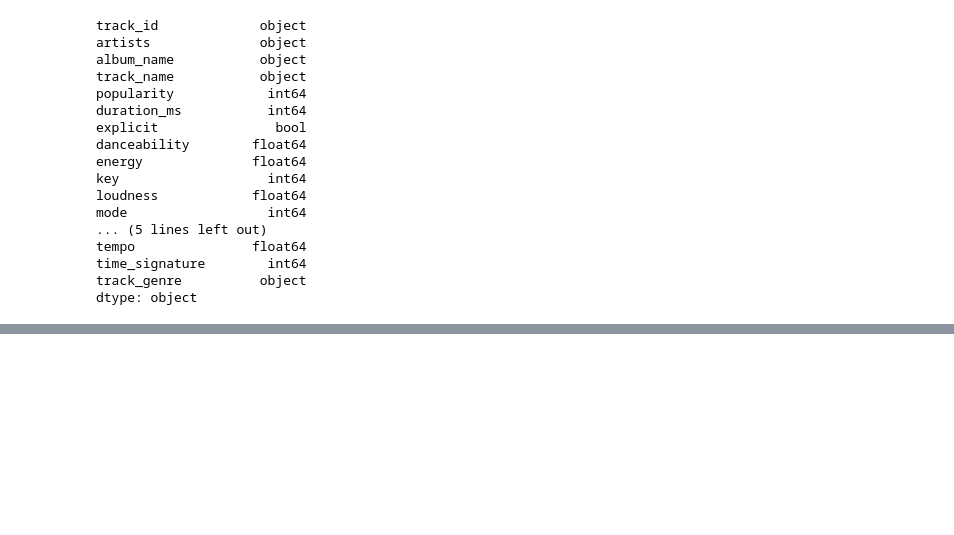
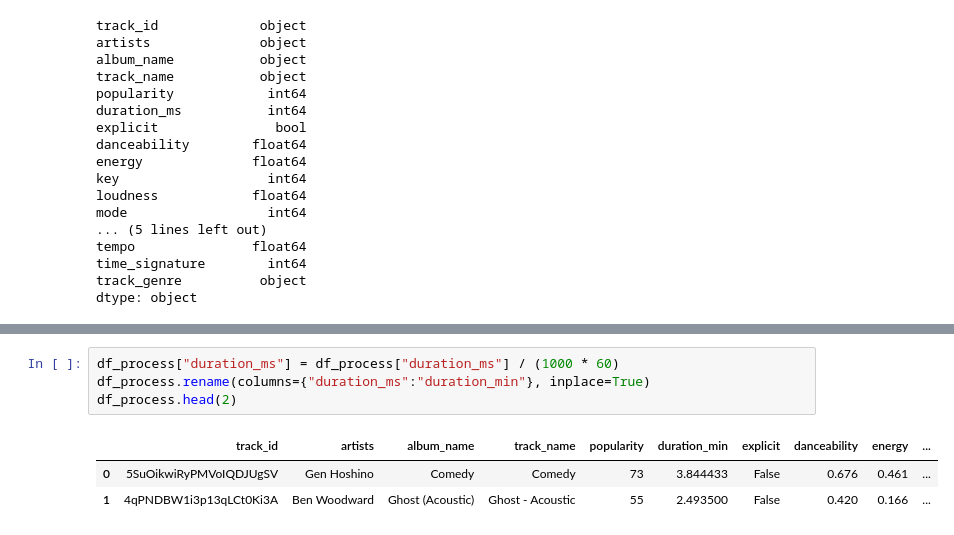
Before and after one commit to AEEM1993/Caso_Practico_Estadistica, a Jupyter notebook: caso_practico.ipynb, the cells around one changed output, grey strips where cells are left out. Cells and saved outputs as stored; diff of their text form; blank space fills up the shorter version.

```diff
--- a/caso_practico.ipynb
+++ b/caso_practico.ipynb
@@ -88,2 +97,10 @@ sns.histplot(data=df_process, x="popularity", )
+# %%
+df_process["duration_ms"] = df_process["duration_ms"] / (1000 * 60)
+df_process.rename(columns={"duration_ms":"duration_min"}, inplace=True)
+df_process.head(2)
+# %% [output]
+|  | track_id | artists | album_name | track_name | popularity | duration_min | explicit | danceability | energy | ... |
+| 0 | 5SuOikwiRyPMVoIQDJUgSV | Gen Hoshino | Comedy | Comedy | 73 | 3.844433 | False | 0.676 | 0.461 | ... |
+| 1 | 4qPNDBW1i3p13qLCt0Ki3A | Ben Woodward | Ghost (Acoustic) | Ghost - Acoustic | 55 | 2.493500 | False | 0.420 | 0.166 | ... |
 # %%
 for col in df_process.columns:
```
Also changed, not shown: parts of 4 cells of this notebook.
